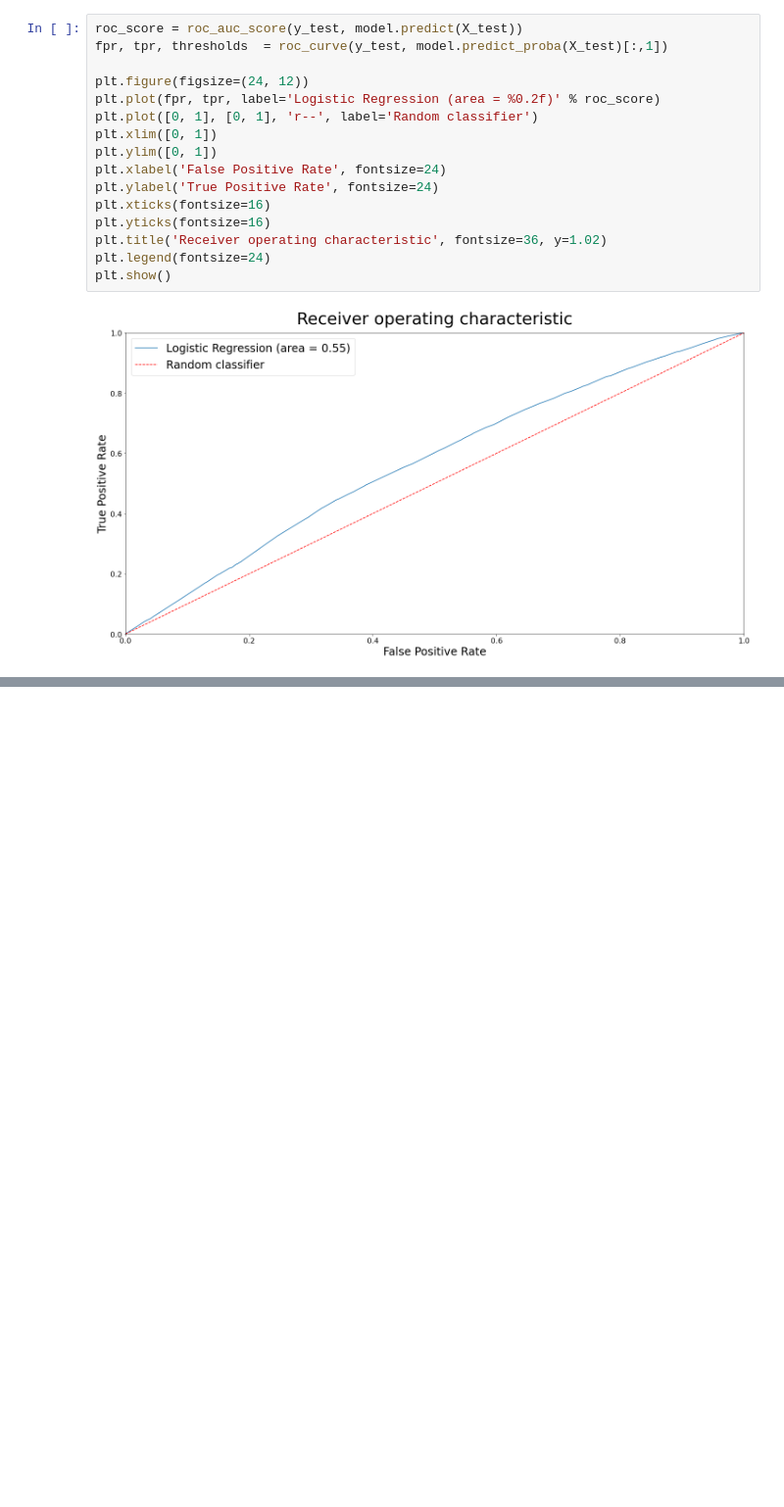
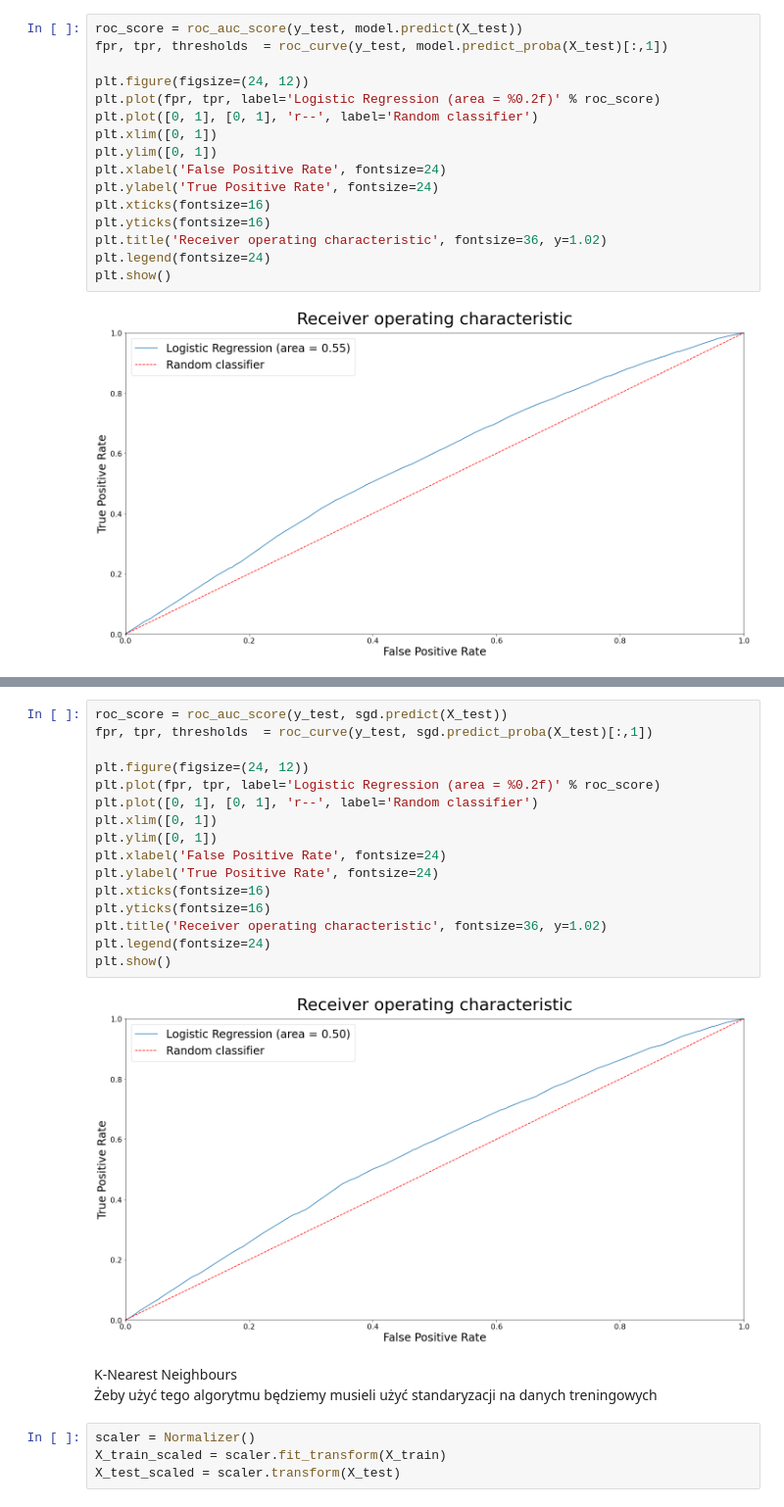
Before and after one commit to WiktorSa/Projekt-MSiD, a Jupyter notebook: analyse_data_equal/Czynniki wpływające na wynik APGAR - równy rozkład.ipynb, the cells around one changed output, grey strips where cells are left out. Shown at 98% size. Saved outputs shown, nothing was run; the diff lists cells and outputs as text; blank space fills up the shorter version.

```diff
--- a/analyse_data_equal/Czynniki wpływające na wynik APGAR - równy rozkład.ipynb
+++ b/analyse_data_equal/Czynniki wpływające na wynik APGAR - równy rozkład.ipynb
@@ -488,0 +556,25 @@ plt.show()
+# %%
+roc_score = roc_auc_score(y_test, sgd.predict(X_test))
+fpr, tpr, thresholds  = roc_curve(y_test, sgd.predict_proba(X_test)[:,1])
+
+plt.figure(figsize=(24, 12))
+plt.plot(fpr, tpr, label='Logistic Regression (area = %0.2f)' % roc_score)
+plt.plot([0, 1], [0, 1], 'r--', label='Random classifier')
+plt.xlim([0, 1])
+plt.ylim([0, 1])
+plt.xlabel('False Positive Rate', fontsize=24)
+plt.ylabel('True Positive Rate', fontsize=24)
+plt.xticks(fontsize=16)
+plt.yticks(fontsize=16)
+plt.title('Receiver operating characteristic', fontsize=36, y=1.02)
+plt.legend(fontsize=24)
+plt.show()
+# %% [output]
+[figure, added]
+# %% [markdown]
+K-Nearest Neighbours <br>
+Żeby użyć tego algorytmu będziemy musieli użyć standaryzacji na danych treningowych
+# %%
+scaler = Normalizer()
+X_train_scaled = scaler.fit_transform(X_train)
+X_test_scaled = scaler.transform(X_test)
```
Also changed, not shown: parts of 19 cells of this notebook.
